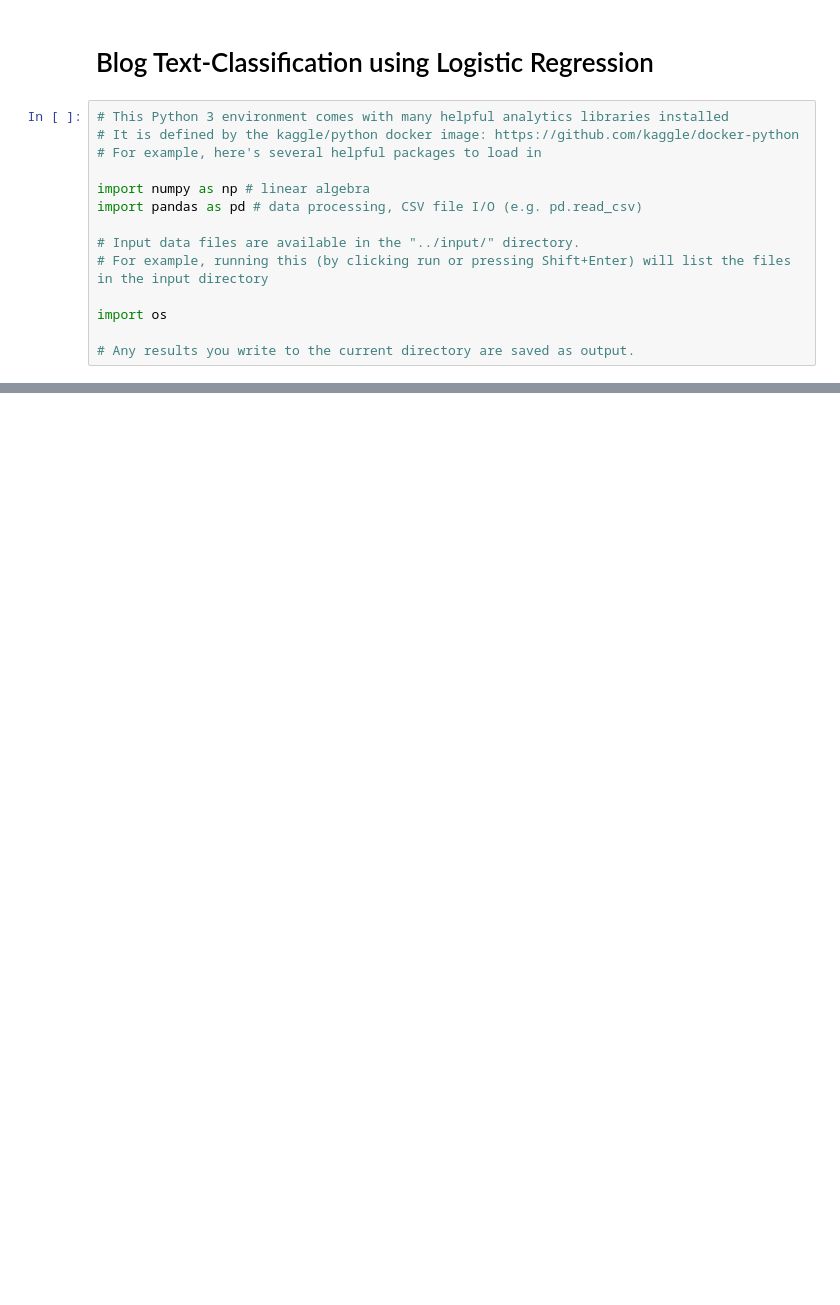
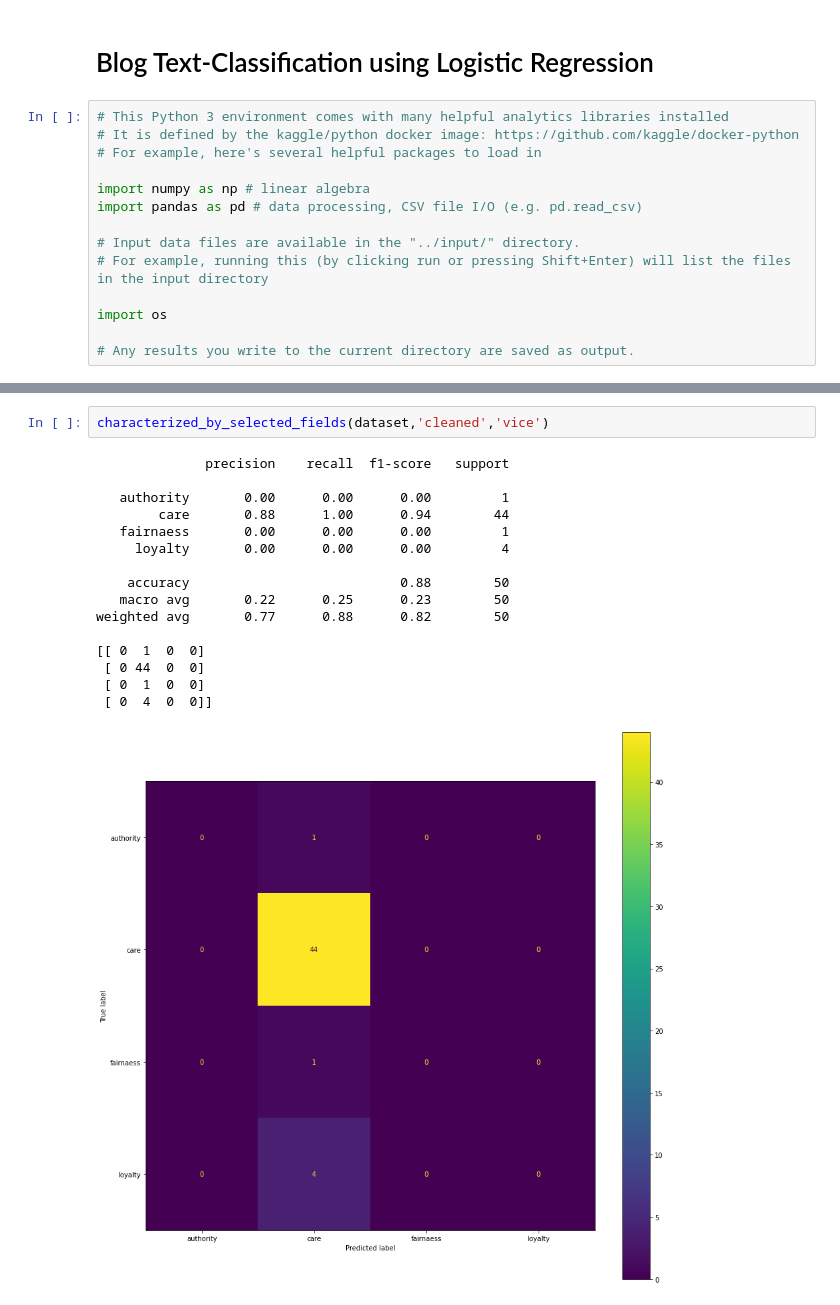
Before and after one commit to nakinnubis/inpacblogdata, a Jupyter notebook: ml-course-project.ipynb, the cells around one changed output, grey strips where cells are left out. Cells and saved outputs as stored; diff of their text form; blank space fills up the shorter version.

```diff
--- a/ml-course-project.ipynb
+++ b/ml-course-project.ipynb
@@ -444,0 +689,19 @@ plt.show()
+# %%
+characterized_by_selected_fields(dataset,'cleaned','vice')
+# %% [output]
+              precision    recall  f1-score   support
+
+   authority       0.00      0.00      0.00         1
+        care       0.88      1.00      0.94        44
+   fairnaess       0.00      0.00      0.00         1
+     loyalty       0.00      0.00      0.00         4
+
+    accuracy                           0.88        50
+   macro avg       0.22      0.25      0.23        50
+weighted avg       0.77      0.88      0.82        50
+
+[[ 0  1  0  0]
+ [ 0 44  0  0]
+ [ 0  1  0  0]
+ [ 0  4  0  0]]
+[figure, added]
```
Also changed, not shown: parts of 32 cells of this notebook, 5 other files.
